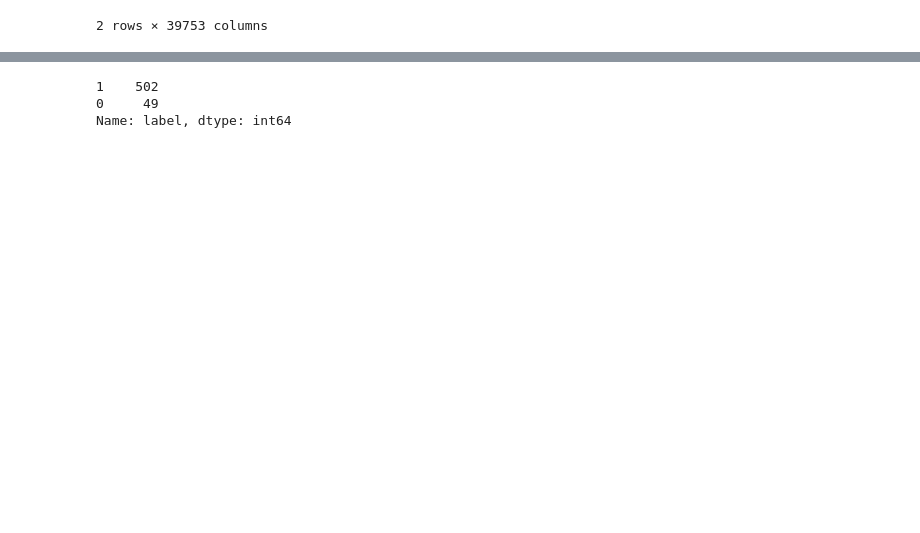
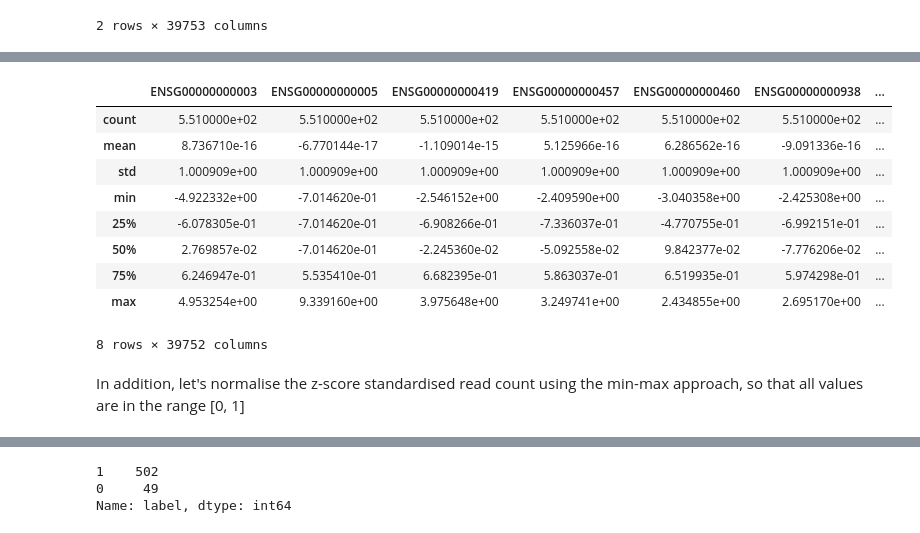
Before and after one commit to FirasSadiyah/TCGA_ML, a Jupyter notebook: 04_MachineLearning.ipynb, the cells around one changed output, grey strips where cells are left out. Cells and saved outputs as stored; diff of their text form; code cells hidden in the pictures; blank space fills up the shorter version.

```diff
--- a/04_MachineLearning.ipynb
+++ b/04_MachineLearning.ipynb
@@ -45,0 +50,5 @@ lusc_data.head(n = 2)
+# %%
+# let's use `StandardScaler()` to z-score normalise each feature (column) individually.
+lusc_data_zstd = pd.DataFrame(data    = StandardScaler().fit_transform(lusc_data.iloc[:, :-1]),
+                              index   = lusc_data.index,
+                              columns = list(lusc_data.columns[:-1])).join(lusc_data['label']) # or lusc_data.iloc[:,-1:]
@@ -45,0 +62,15 @@ lusc_data.head(n = 2)
+# %%
+lusc_data_zstd.describe()
+# %% [output]
+|  | ENSG00000000003 | ENSG00000000005 | ENSG00000000419 | ENSG00000000457 | ENSG00000000460 | ENSG00000000938 | ... |
+| count | 5.510000e+02 | 5.510000e+02 | 5.510000e+02 | 5.510000e+02 | 5.510000e+02 | 5.510000e+02 | ... |
+| mean | 8.736710e-16 | -6.770144e-17 | -1.109014e-15 | 5.125966e-16 | 6.286562e-16 | -9.091336e-16 | ... |
+| std | 1.000909e+00 | 1.000909e+00 | 1.000909e+00 | 1.000909e+00 | 1.000909e+00 | 1.000909e+00 | ... |
+| min | -4.922332e+00 | -7.014620e-01 | -2.546152e+00 | -2.409590e+00 | -3.040358e+00 | -2.425308e+00 | ... |
+| 25% | -6.078305e-01 | -7.014620e-01 | -6.908266e-01 | -7.336037e-01 | -4.770755e-01 | -6.992151e-01 | ... |
+| 50% | 2.769857e-02 | -7.014620e-01 | -2.245360e-02 | -5.092558e-02 | 9.842377e-02 | -7.776206e-02 | ... |
+| 75% | 6.246947e-01 | 5.535410e-01 | 6.682395e-01 | 5.863037e-01 | 6.519935e-01 | 5.974298e-01 | ... |
+| max | 4.953254e+00 | 9.339160e+00 | 3.975648e+00 | 3.249741e+00 | 2.434855e+00 | 2.695170e+00 | ... |
+8 rows × 39752 columns
+# %% [markdown]
+In addition, let's normalise the z-score standardised read count using the min-max approach, so that all values are in the range [0, 1]
```
Also changed, not shown: parts of 27 cells of this notebook.
